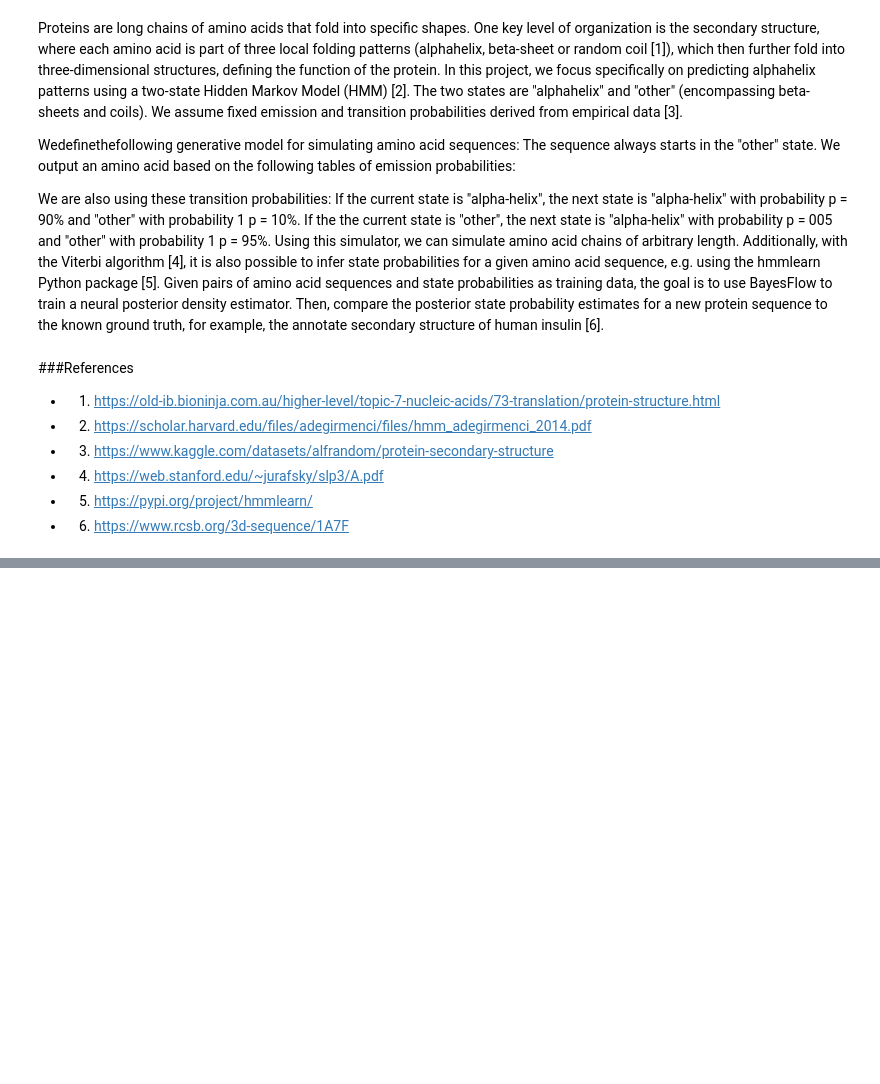
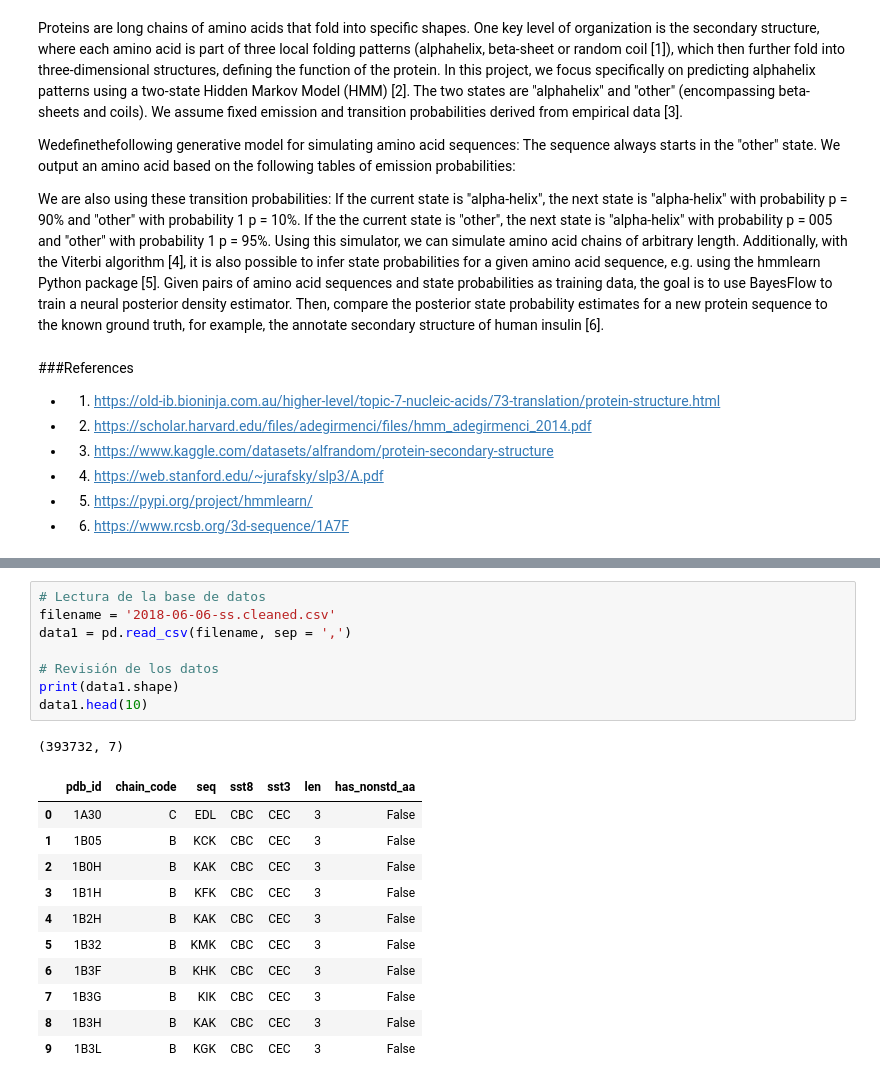
Before and after one commit to samaneh-m/TU-simulation-base-inference, a Jupyter notebook: SBI_Group_19.ipynb, the cells around one changed output, grey strips where cells are left out. Cells and saved outputs as stored; diff of their text form; blank space fills up the shorter version.

```diff
--- a/SBI_Group_19.ipynb
+++ b/SBI_Group_19.ipynb
@@ -95,0 +30,21 @@ print("Initial State Probability:", model.startprob_)
+# %%
+# Lectura de la base de datos
+filename = '2018-06-06-ss.cleaned.csv'
+data1 = pd.read_csv(filename, sep = ',')
+
+# Revisión de los datos
+print(data1.shape)
+data1.head(10)
+# %% [output]
+(393732, 7)
+|  | pdb_id | chain_code | seq | sst8 | sst3 | len | has_nonstd_aa |
+| 0 | 1A30 | C | EDL | CBC | CEC | 3 | False |
+| 1 | 1B05 | B | KCK | CBC | CEC | 3 | False |
+| 2 | 1B0H | B | KAK | CBC | CEC | 3 | False |
+| 3 | 1B1H | B | KFK | CBC | CEC | 3 | False |
+| 4 | 1B2H | B | KAK | CBC | CEC | 3 | False |
+| 5 | 1B32 | B | KMK | CBC | CEC | 3 | False |
+| 6 | 1B3F | B | KHK | CBC | CEC | 3 | False |
+| 7 | 1B3G | B | KIK | CBC | CEC | 3 | False |
+| 8 | 1B3H | B | KAK | CBC | CEC | 3 | False |
+| 9 | 1B3L | B | KGK | CBC | CEC | 3 | False |
```
Also changed, not shown: parts of 5 cells of this notebook.
